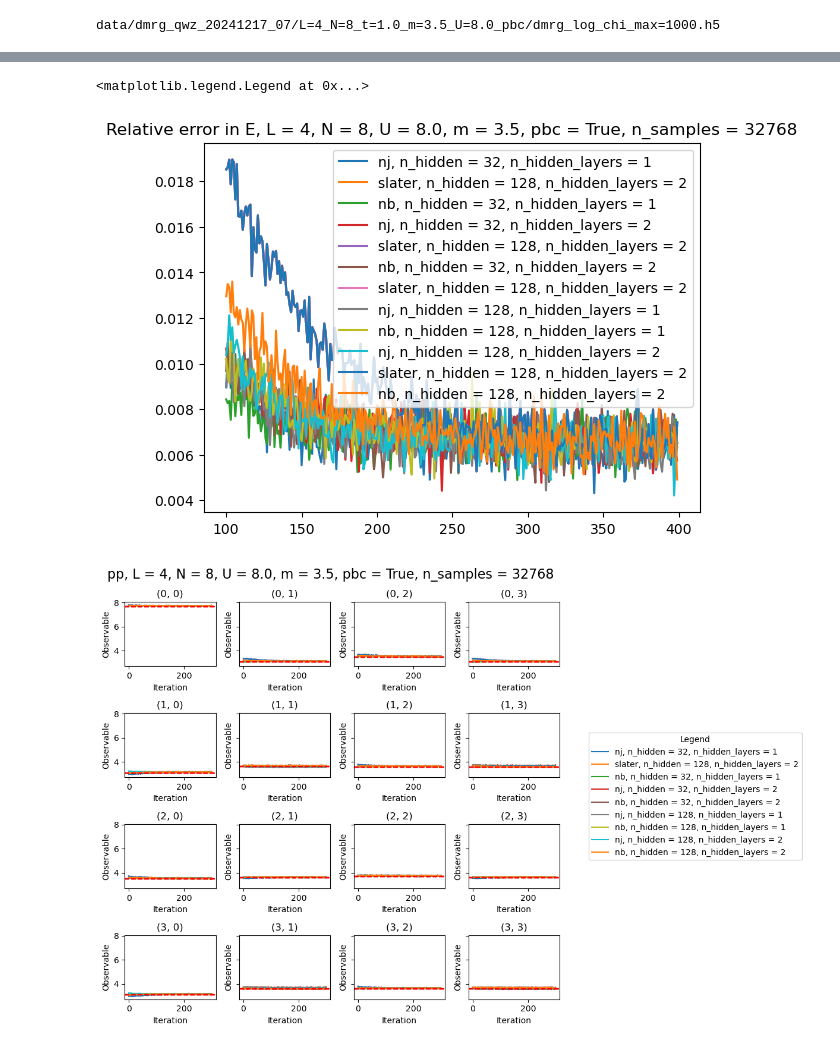
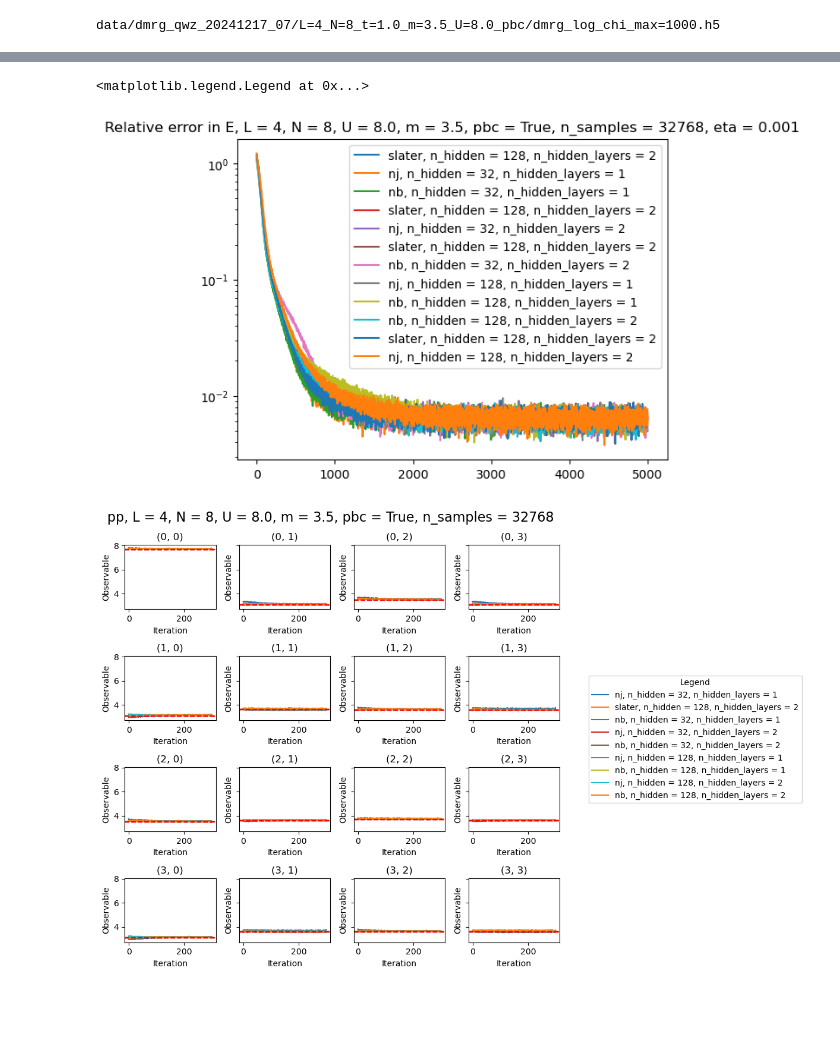
Before and after one commit to wttai004/machine_learning, a Jupyter notebook: netket_qwz/notebooks/qwz_results.ipynb, the cells around one changed output, grey strips where cells are left out. Saved outputs shown, nothing was run; the diff lists cells and outputs as text; code cells hidden in the pictures; blank space fills up the shorter version.

```diff
--- a/netket_qwz/notebooks/qwz_results.ipynb
+++ b/netket_qwz/notebooks/qwz_results.ipynb
@@ -78,8 +78,10 @@ with open(database_path, "r") as f:
             data_to_plot.append(data)
 
 
+start = 100
+end = -1
 for data in data_to_plot:
-    plt.plot(data['data']["Energy"]["iters"], data['data']["Energy"]['Mean']['real'], label=f"{data["metadata"]["model"]}, n_hidden = {data["metadata"]["n_hidden"]}, n_hidden_layers = {data["metadata"]["n_hidden_layers"]}")
+    plt.plot(data['data']["Energy"]["iters"][start:end], data['data']["Energy"]['Mean']['real'][start:end], label=f"{data["metadata"]["model"]}, n_hidden = {data["metadata"]["n_hidden"]}, n_hidden_layers = {data["metadata"]["n_hidden_layers"]}")
 
 plt.axhline(y=data_dmrg[0]['data']['E0'], color='r', linestyle='--', label='DMRG')
 title = f"L = {L}, N = {N}, U = {U}, m = {m}, pbc = {query_dict['pbc']}, n_samples = {n_samples}"
@@ -103,14 +105,16 @@ data/netket_qwz_20241217_05/L=4_N=8_t=1.0_m=3.5_U=8.0_pbc/nb_log_n_hidden=128_n_
 # %%
+learning_rate = data_to_plot[0]['metadata']['learning_rate']
+
 dmrg_E0 = data_dmrg[0]['data']['E0']
 for data in data_to_plot:
-    plt.plot(data['data']["Energy"]["iters"], -(data['data']["Energy"]['Mean']['real']-dmrg_E0)/dmrg_E0, label=f"{data["metadata"]["model"]}, n_hidden = {data["metadata"]["n_hidden"]}, n_hidden_layers = {data["metadata"]["n_hidden_layers"]}")
+    plt.semilogy(data['data']["Energy"]["iters"], -(data['data']["Energy"]['Mean']['real']-dmrg_E0)/dmrg_E0, label=f"{data["metadata"]["model"]}, n_hidden = {data["metadata"]["n_hidden"]}, n_hidden_layers = {data["metadata"]["n_hidden_layers"]}")
 
-title = f"Relative error in E, L = {L}, N = {N}, U = {U}, m = {m}, pbc = {query_dict['pbc']}, n_samples = {n_samples}"
+title = f"Relative error in E, L = {L}, N = {N}, U = {U}, m = {m}, pbc = {query_dict['pbc']}, n_samples = {n_samples}, eta = {learning_rate}"
 plt.title(title)
 plt.legend()
 # %% [output]
 <matplotlib.legend.Legend at 0x...>
-[figure, old version]
+[figure, new version]
 # %%
 n_corrs = L**2
 
```
Also changed, not shown: parts of 2 cells of this notebook, 3 other files.
